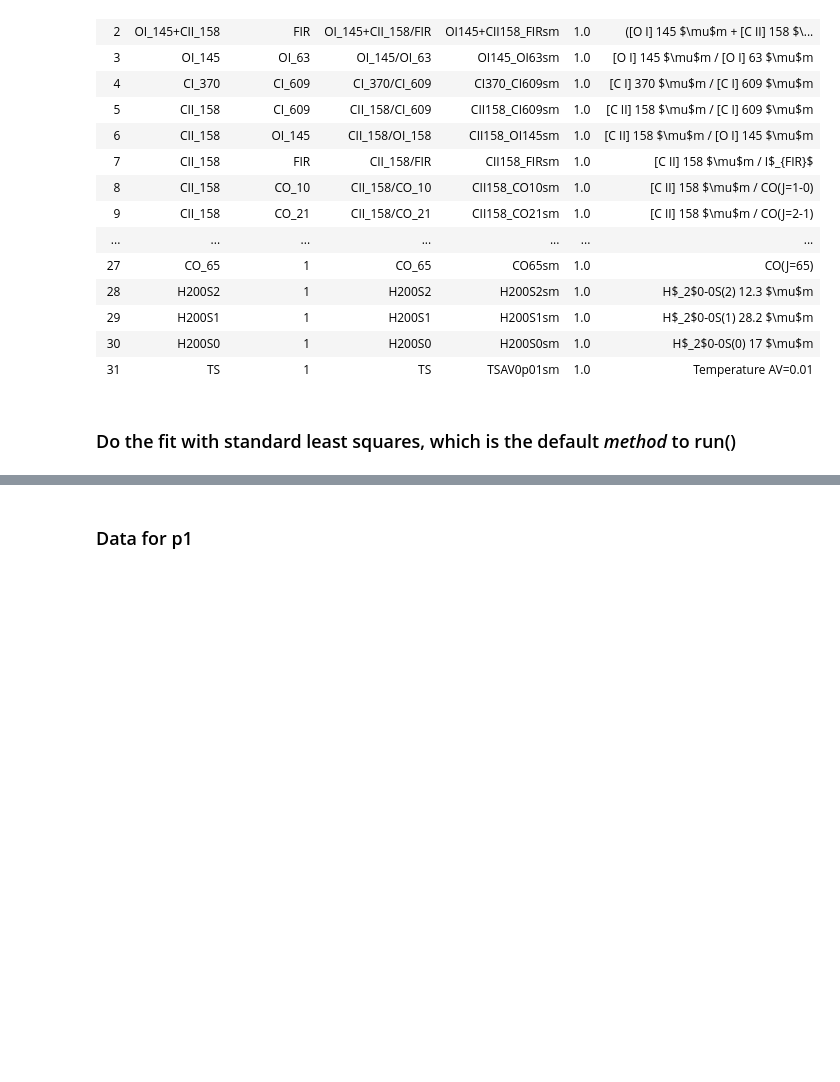
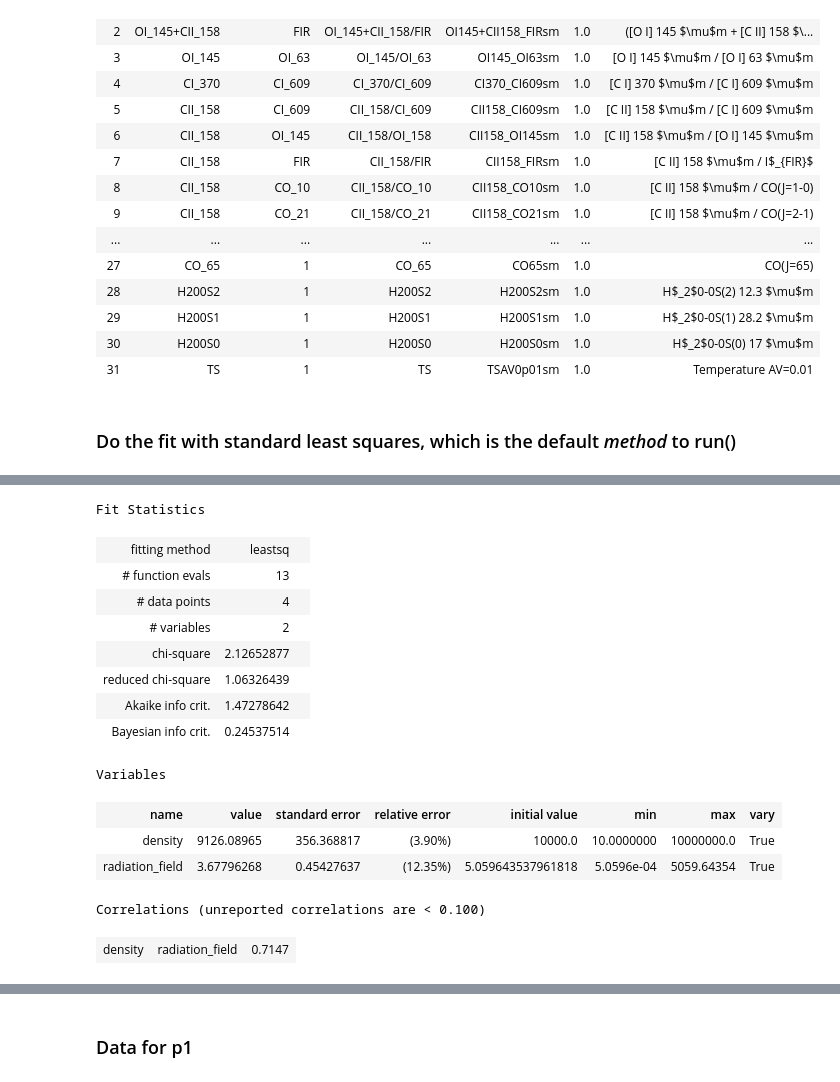
Before and after one commit to mpound/pdrtpy, a Jupyter notebook: rcw49.ipynb, the cells around one changed output, grey strips where cells are left out. Cells and saved outputs as stored; diff of their text form; code cells hidden in the pictures; blank space fills up the shorter version.

```diff
--- a/rcw49.ipynb
+++ b/rcw49.ipynb
@@ -76,3 +83,21 @@ p._fitresult[0]
+# %%
+p.fit_result[0]
+# %% [output]
+Fit Statistics
+| fitting method | leastsq |  |
+| # function evals | 13 |  |
+| # data points | 4 |  |
+| # variables | 2 |  |
+| chi-square | 2.12652877 |  |
+| reduced chi-square | 1.06326439 |  |
+| Akaike info crit. | 1.47278642 |  |
+| Bayesian info crit. | 0.24537514 |  |
+Variables
+| name | value | standard error | relative error | initial value | min | max | vary |
+| density | 9126.08965 | 356.368817 | (3.90%) | 10000.0 | 10.0000000 | 10000000.0 | True |
+| radiation_field | 3.67796268 | 0.45427637 | (12.35%) | 5.059643537961818 | 5.0596e-04 | 5059.64354 | True |
+Correlations (unreported correlations are < 0.100)
+| density | radiation_field | 0.7147 |
 # %%
 plot = LineRatioPlot(p)
 plot.reduced_chisq(legend=True,norm='log')
```
Also changed, not shown: parts of 16 cells of this notebook.
